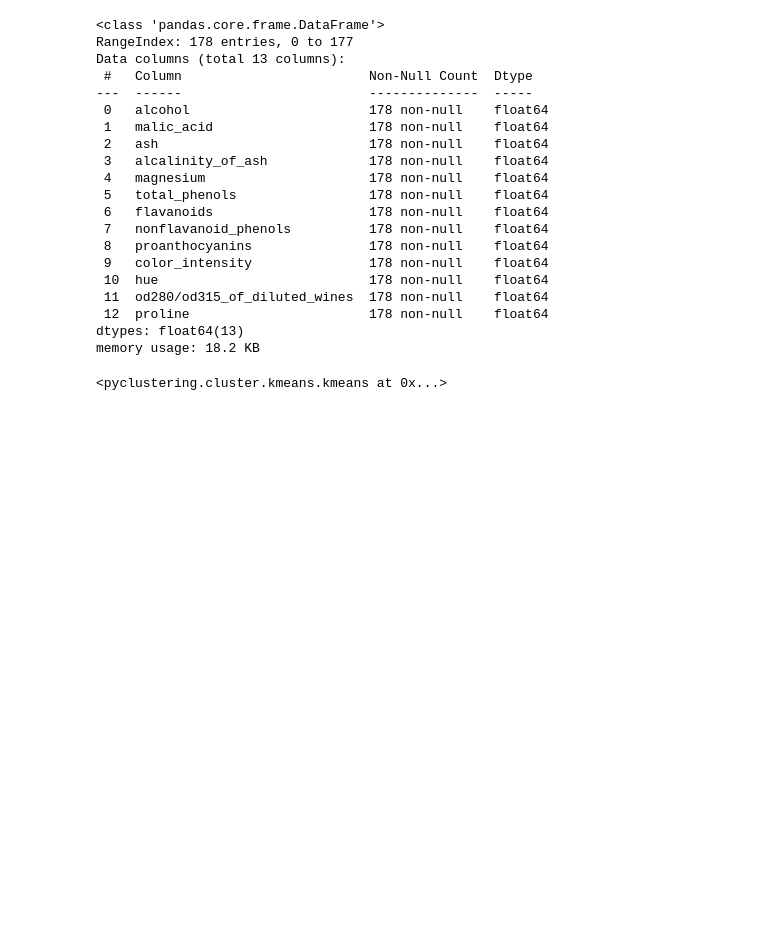
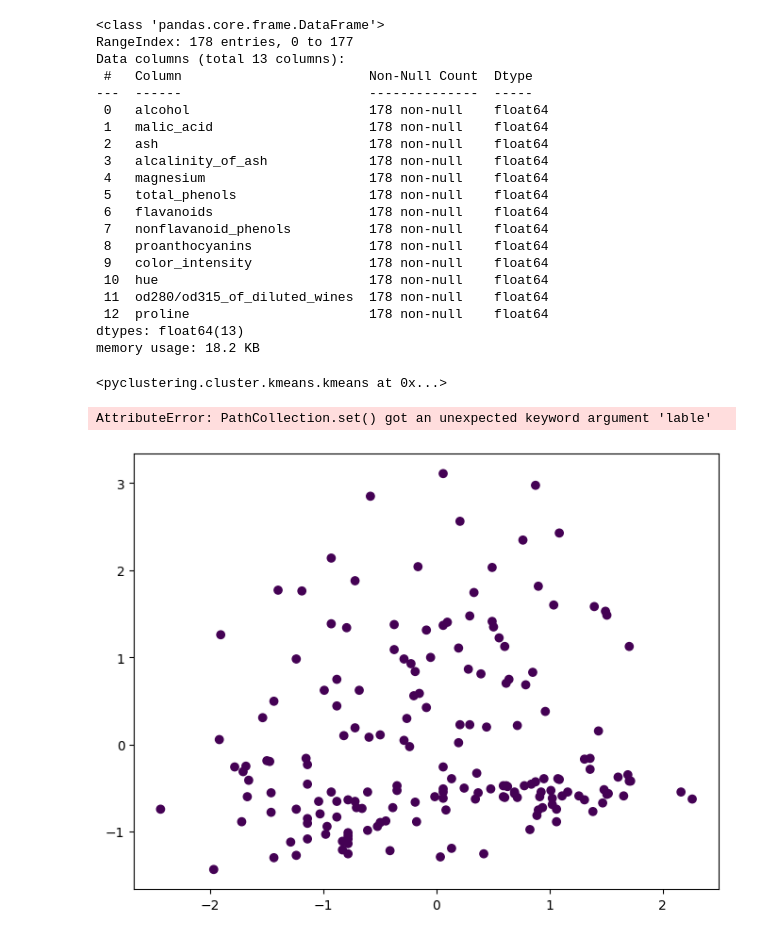
Before and after one commit to Vijay11-08/AIML, a Jupyter notebook: All Tutorials/PuCluster_WineDataset.ipynb, the cells around one changed output. Drawn from its saved outputs; the diff is of its cells as text; code cells hidden in the pictures; blank space fills up the shorter version.

```diff
--- a/All Tutorials/PuCluster_WineDataset.ipynb
+++ b/All Tutorials/PuCluster_WineDataset.ipynb
@@ -92,3 +92,17 @@ cluster_labels = np.zeros(len(X_scaled_list))
 for cluster_id , cluster in enumerate(cluster):
     for index in cluster:
         cluster_labels[index] = cluster_id
+# %%
+plt.figure(figsize=(8,6))
+plt.scatter(X_scaled[: , 0], X_scaled[: , 1], c = cluster_labels, cmap='viridis', marker='o')
+
+# Mark the centroids in red
+for centroid in centroids:
+    plt.scatter(centroid[0],centroid[1], s=200 , c='red' ,marker='X',lable = 'Centroid')
+
+plt.title("K-means Clustering (Wine Dataset) With PyCluster")
+plt.legend()
+plt.show()
+# %% [output]
+AttributeError: PathCollection.set() got an unexpected keyword argument 'lable'
+[figure, added]
```
